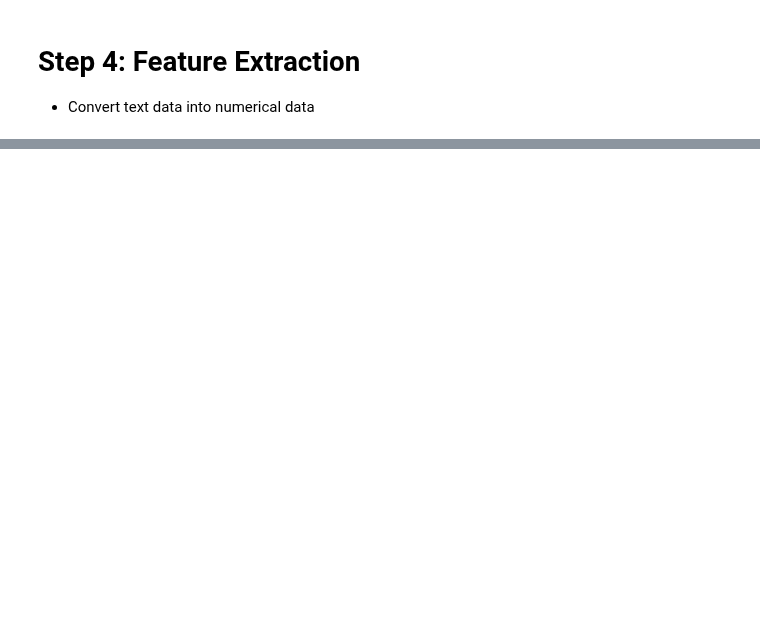
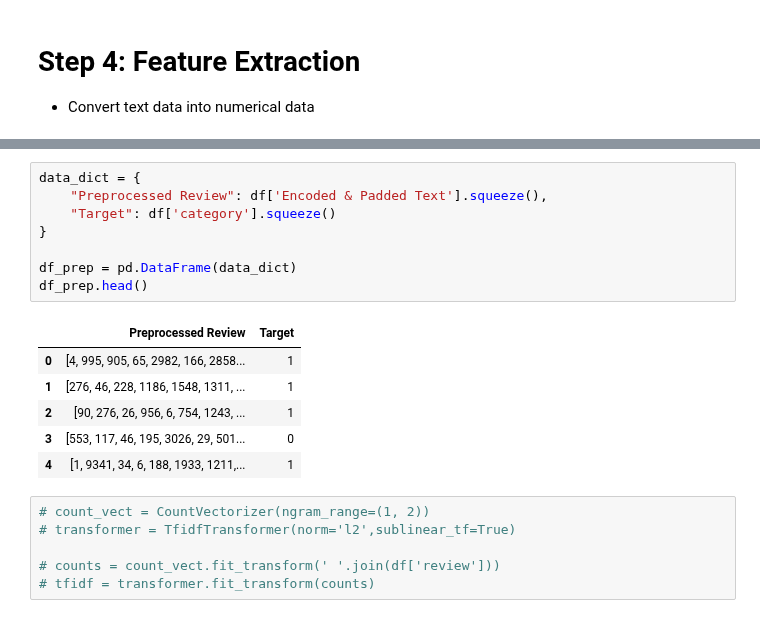
Before and after one commit to fatimagulomova/iu-projects, a Jupyter notebook: DLBAIPNLP01/sentiment-analysis-on-movie-reviews.ipynb, the cells around one changed output, grey strips where cells are left out. Saved outputs shown, nothing was run; the diff lists cells and outputs as text; blank space fills up the shorter version.

```diff
--- a/DLBAIPNLP01/sentiment-analysis-on-movie-reviews.ipynb
+++ b/DLBAIPNLP01/sentiment-analysis-on-movie-reviews.ipynb
@@ -296,0 +356,21 @@ plt.imshow(wc)
+# %%
+data_dict = {
+    "Preprocessed Review": df['Encoded & Padded Text'].squeeze(),
+    "Target": df['category'].squeeze()
+}
+
+df_prep = pd.DataFrame(data_dict)
+df_prep.head()
+# %% [output]
+|  | Preprocessed Review | Target |
+| 0 | [4, 995, 905, 65, 2982, 166, 2858... | 1 |
+| 1 | [276, 46, 228, 1186, 1548, 1311, ... | 1 |
+| 2 | [90, 276, 26, 956, 6, 754, 1243, ... | 1 |
+| 3 | [553, 117, 46, 195, 3026, 29, 501... | 0 |
+| 4 | [1, 9341, 34, 6, 188, 1933, 1211,... | 1 |
+# %%
+# count_vect = CountVectorizer(ngram_range=(1, 2))
+# transformer = TfidfTransformer(norm='l2',sublinear_tf=True)
+
+# counts = count_vect.fit_transform(' '.join(df['review']))
+# tfidf = transformer.fit_transform(counts)
```
Also changed, not shown: parts of 10 cells of this notebook.
